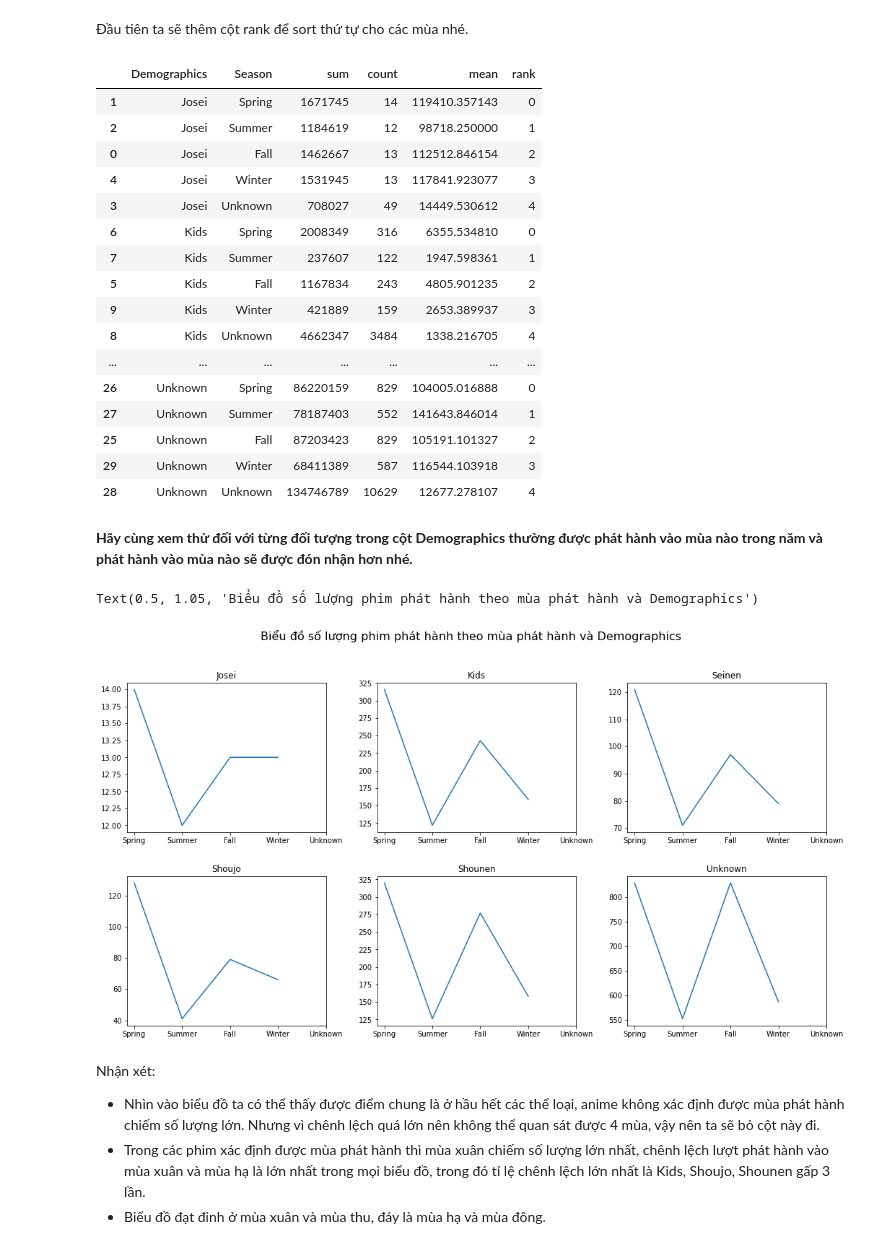
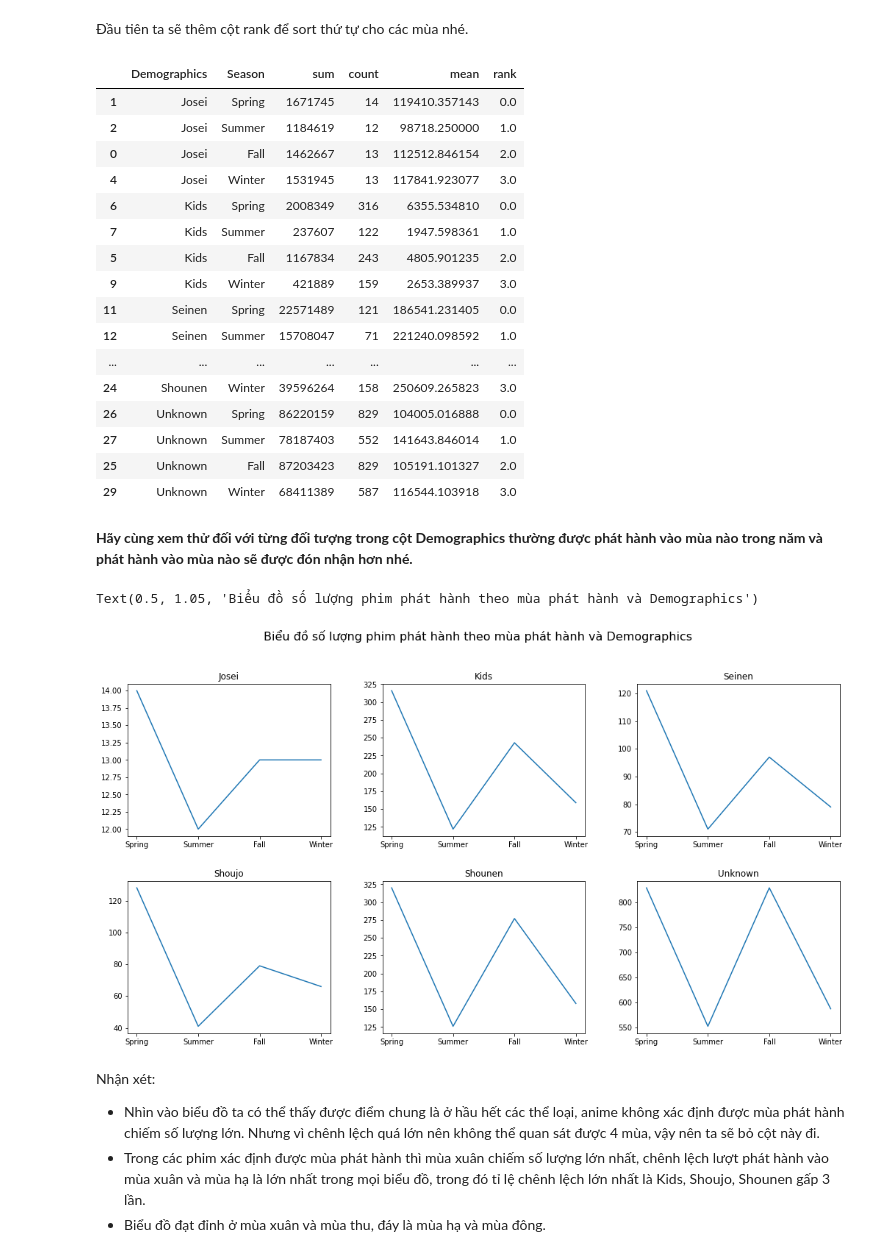
Before and after one commit to HuyHCMUS/DoAn_TH_LTKHDL, a Jupyter notebook: tra_loi_cau_hoi.ipynb, the cells around one changed output. Cells and saved outputs as stored; diff of their text form; code cells hidden in the pictures.

Commit message:
Bỏ mùa Unknown

```diff
--- a/tra_loi_cau_hoi.ipynb
+++ b/tra_loi_cau_hoi.ipynb
@@ -212,7 +212,9 @@ season_stat
 # %% [markdown]
 Sau đó ta gán nhãn cho 4 mùa theo thứ tự tăng dần từ 0: "Spring" đến 4: "Unknown" và sắp xếp thứ tự cho dữ liệu dựa trên cột này.
 # %%
-season_stat['rank'] = [2, 0, 1, 4, 3]
+season_stat = season_stat[season_stat['Season'] != 'Unknown']
+season_stat = season_stat.reset_index()
+season_stat['rank'] = [2, 0, 1, 3]
 season_stat = season_stat.sort_values(by = 'rank')
 season_stat
 # %% [output]
@@ -359,26 +359,26 @@ Nhận xét:
 Đầu tiên ta sẽ thêm cột rank để sort thứ tự cho các mùa nhé.
 # %%
 merge_data = pd.merge(data, season_stat[['Season', 'rank']], how = 'left')
-merge_data = merge_data.sort_values(by = ['Demographics', 'rank'])
+merge_data = (merge_data.sort_values(by = ['Demographics', 'rank'])).dropna()
 merge_data
 # %% [output]
 |  | Demographics | Season | sum | count | mean | rank |
-| 1 | Josei | Spring | 1671745 | 14 | 119410.357143 | 0 |
-| 2 | Josei | Summer | 1184619 | 12 | 98718.250000 | 1 |
-| 0 | Josei | Fall | 1462667 | 13 | 112512.846154 | 2 |
-| 4 | Josei | Winter | 1531945 | 13 | 117841.923077 | 3 |
-| 3 | Josei | Unknown | 708027 | 49 | 14449.530612 | 4 |
-| 6 | Kids | Spring | 2008349 | 316 | 6355.534810 | 0 |
-| 7 | Kids | Summer | 237607 | 122 | 1947.598361 | 1 |
-| 5 | Kids | Fall | 1167834 | 243 | 4805.901235 | 2 |
-| 9 | Kids | Winter | 421889 | 159 | 2653.389937 | 3 |
-| 8 | Kids | Unknown | 4662347 | 3484 | 1338.216705 | 4 |
+| 1 | Josei | Spring | 1671745 | 14 | 119410.357143 | 0.0 |
+| 2 | Josei | Summer | 1184619 | 12 | 98718.250000 | 1.0 |
+| 0 | Josei | Fall | 1462667 | 13 | 112512.846154 | 2.0 |
+| 4 | Josei | Winter | 1531945 | 13 | 117841.923077 | 3.0 |
+| 6 | Kids | Spring | 2008349 | 316 | 6355.534810 | 0.0 |
+| 7 | Kids | Summer | 237607 | 122 | 1947.598361 | 1.0 |
+| 5 | Kids | Fall | 1167834 | 243 | 4805.901235 | 2.0 |
+| 9 | Kids | Winter | 421889 | 159 | 2653.389937 | 3.0 |
+| 11 | Seinen | Spring | 22571489 | 121 | 186541.231405 | 0.0 |
+| 12 | Seinen | Summer | 15708047 | 71 | 221240.098592 | 1.0 |
 | ... | ... | ... | ... | ... | ... | ... |
-| 26 | Unknown | Spring | 86220159 | 829 | 104005.016888 | 0 |
-| 27 | Unknown | Summer | 78187403 | 552 | 141643.846014 | 1 |
-| 25 | Unknown | Fall | 87203423 | 829 | 105191.101327 | 2 |
-| 29 | Unknown | Winter | 68411389 | 587 | 116544.103918 | 3 |
-| 28 | Unknown | Unknown | 134746789 | 10629 | 12677.278107 | 4 |
+| 24 | Shounen | Winter | 39596264 | 158 | 250609.265823 | 3.0 |
+| 26 | Unknown | Spring | 86220159 | 829 | 104005.016888 | 0.0 |
+| 27 | Unknown | Summer | 78187403 | 552 | 141643.846014 | 1.0 |
+| 25 | Unknown | Fall | 87203423 | 829 | 105191.101327 | 2.0 |
+| 29 | Unknown | Winter | 68411389 | 587 | 116544.103918 | 3.0 |
 # %%
 demo_val = demo_stat['Demographics'].values.tolist()
 # %% [markdown]
@@ -386,20 +386,20 @@ demo_val = demo_stat['Demographics'].values.tolist()
 # %%
 my_xticks = season_stat['Season'].values.tolist()
 fig, axes = plt.subplots(2, 3, figsize=(15, 8))
 fig.tight_layout(pad = 4)
 for i in range(len(demo_val)):
     temp = merge_data[(merge_data['Demographics'] == demo_val[i]) & (merge_data['rank'] < 4)]
     axes[i // 3][i % 3].plot(temp['rank'], temp['count'])
     axes[i // 3][i % 3].set_title(demo_val[i])
 
     axes[i // 3][i % 3].yaxis.get_major_formatter().set_scientific(False)
     axes[i // 3][i % 3].yaxis.get_major_formatter().set_useOffset(False)
-    axes[i // 3][i % 3].set_xticks(range(5))
+    axes[i // 3][i % 3].set_xticks(range(4))
     axes[i // 3][i % 3].set_xticklabels(my_xticks)
 fig.suptitle('Biểu đồ số lượng phim phát hành theo mùa phát hành và Demographics', fontsize = 16, y = 1.05)
 # %% [output]
 Text(0.5, 1.05, 'Biểu đồ số lượng phim phát hành theo mùa phát hành và Demographics')
-[figure, old version]
+[figure, new version]
 # %% [markdown]
 Nhận xét:
 -  Nhìn vào biểu đồ ta có thể thấy được điểm chung là ở hầu hết các thể loại, anime không xác định được mùa phát hành chiếm số lượng lớn. Nhưng vì chênh lệch quá lớn nên không thể quan sát được 4 mùa, vậy nên ta sẽ bỏ cột này đi.
```
Also changed, not shown: parts of 8 cells of this notebook.
